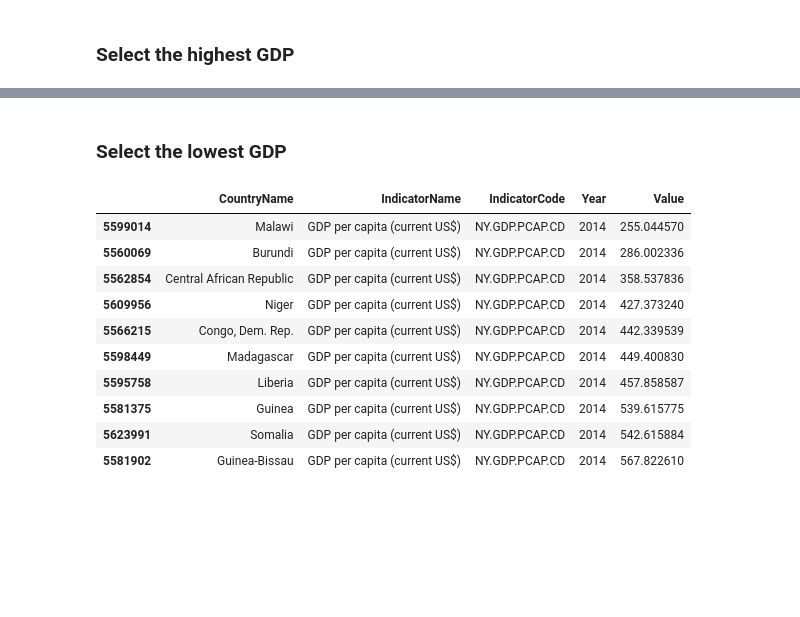
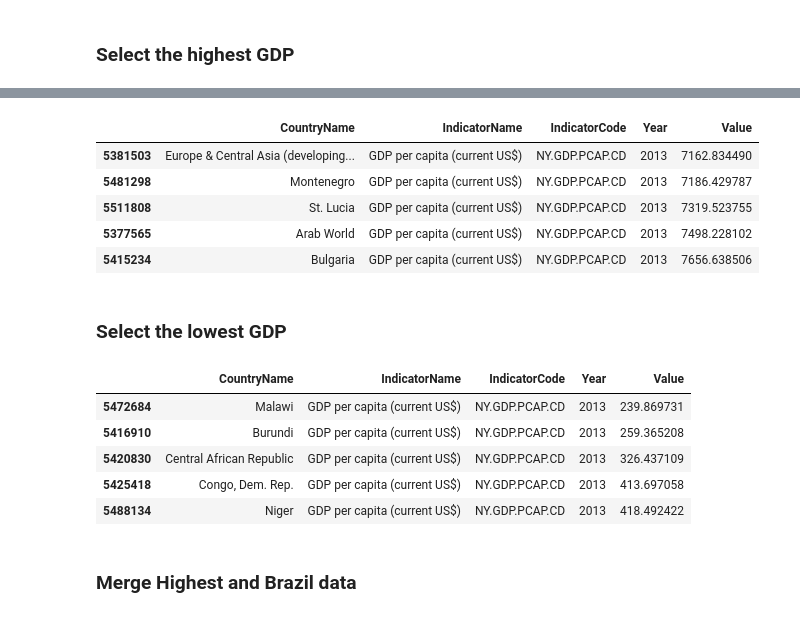
Before and after one commit to mmmarchetti/edx_dse200x, a Jupyter notebook: week6 /mini-project.ipynb, the cells around one changed output, grey strips where cells are left out. Drawn from its saved outputs; the diff is of its cells as text; code cells hidden in the pictures; blank space fills up the shorter version.

```diff
--- a/week6 /mini-project.ipynb
+++ b/week6 /mini-project.ipynb
@@ -145,8 +133,8 @@ gdp
 # %% [markdown]
 ### Only 2014
 # %%
-gdp_2014 = gdp['Year'] == 2014
-last_gdp = gdp[gdp_2014]
+gdp_2013 = gdp['Year'] == 2013
+last_gdp = gdp[gdp_2013]
 last_gdp.head()
 # %% [output]
 |  | CountryName | IndicatorName | IndicatorCode | Year | Value |
@@ -175,17 +148,24 @@ higher
+# %%
+highest = (last_gdp.nlargest(100, 'Value')).sort_values(by='Value')
+highest.head()
+# %% [output]
+|  | CountryName | IndicatorName | IndicatorCode | Year | Value |
+| 5381503 | Europe & Central Asia (developing... | GDP per capita (current US$) | NY.GDP.PCAP.CD | 2013 | 7162.834490 |
+| 5481298 | Montenegro | GDP per capita (current US$) | NY.GDP.PCAP.CD | 2013 | 7186.429787 |
+| 5511808 | St. Lucia | GDP per capita (current US$) | NY.GDP.PCAP.CD | 2013 | 7319.523755 |
+| 5377565 | Arab World | GDP per capita (current US$) | NY.GDP.PCAP.CD | 2013 | 7498.228102 |
+| 5415234 | Bulgaria | GDP per capita (current US$) | NY.GDP.PCAP.CD | 2013 | 7656.638506 |
 # %% [markdown]
 ### Select the lowest GDP
 # %%
 lowest = last_gdp.nsmallest(10, 'Value')
-lowest
+lowest.head()
 # %% [output]
 |  | CountryName | IndicatorName | IndicatorCode | Year | Value |
-| 5599014 | Malawi | GDP per capita (current US$) | NY.GDP.PCAP.CD | 2014 | 255.044570 |
-| 5560069 | Burundi | GDP per capita (current US$) | NY.GDP.PCAP.CD | 2014 | 286.002336 |
-| 5562854 | Central African Republic | GDP per capita (current US$) | NY.GDP.PCAP.CD | 2014 | 358.537836 |
-| 5609956 | Niger | GDP per capita (current US$) | NY.GDP.PCAP.CD | 2014 | 427.373240 |
-| 5566215 | Congo, Dem. Rep. | GDP per capita (current US$) | NY.GDP.PCAP.CD | 2014 | 442.339539 |
-| 5598449 | Madagascar | GDP per capita (current US$) | NY.GDP.PCAP.CD | 2014 | 449.400830 |
-| 5595758 | Liberia | GDP per capita (current US$) | NY.GDP.PCAP.CD | 2014 | 457.858587 |
-| 5581375 | Guinea | GDP per capita (current US$) | NY.GDP.PCAP.CD | 2014 | 539.615775 |
-| 5623991 | Somalia | GDP per capita (current US$) | NY.GDP.PCAP.CD | 2014 | 542.615884 |
-| 5581902 | Guinea-Bissau | GDP per capita (current US$) | NY.GDP.PCAP.CD | 2014 | 567.822610 |
+| 5472684 | Malawi | GDP per capita (current US$) | NY.GDP.PCAP.CD | 2013 | 239.869731 |
+| 5416910 | Burundi | GDP per capita (current US$) | NY.GDP.PCAP.CD | 2013 | 259.365208 |
+| 5420830 | Central African Republic | GDP per capita (current US$) | NY.GDP.PCAP.CD | 2013 | 326.437109 |
+| 5425418 | Congo, Dem. Rep. | GDP per capita (current US$) | NY.GDP.PCAP.CD | 2013 | 413.697058 |
+| 5488134 | Niger | GDP per capita (current US$) | NY.GDP.PCAP.CD | 2013 | 418.492422 |
+# %% [markdown]
+### Merge Highest and Brazil data
```
Also changed, not shown: parts of 17 cells of this notebook, 1 other file.
